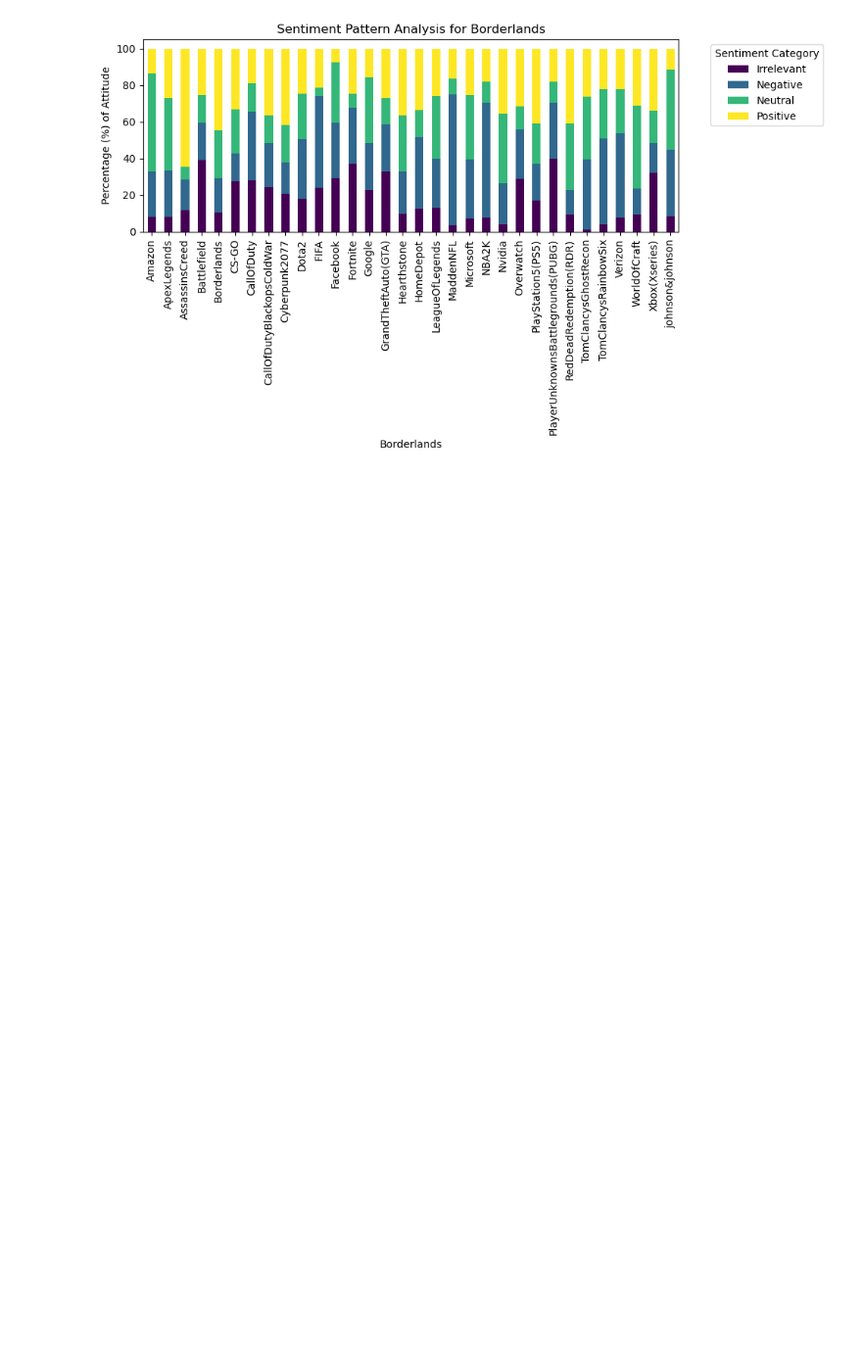
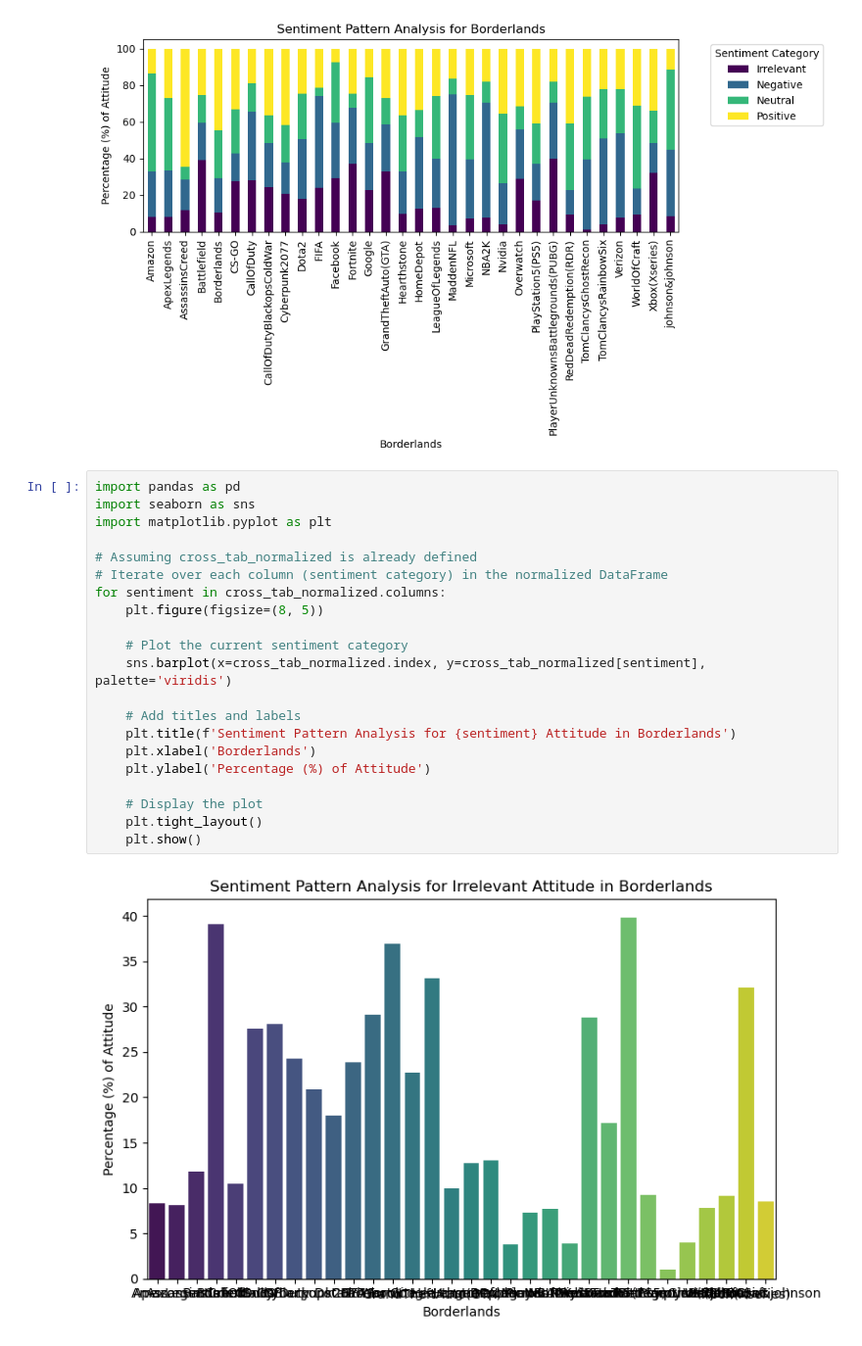
Before and after one commit to fetle1/PRODIGY_DS_01, a Jupyter notebook: Task4.ipynb, the cells around one changed output. Shown at 98% size. Drawn from its saved outputs; the diff is of its cells as text; blank space fills up the shorter version.

```diff
--- a/Task4.ipynb
+++ b/Task4.ipynb
@@ -159,3 +159,26 @@ WorldOfCraft                         9.137056  14.467005  45.177665  31.218274
 Xbox(Xseries)                       32.133676  16.195373  17.737789  33.933162
 johnson&johnson                      8.505155  36.340206  43.556701  11.597938
 [figure]
+# %%
+import pandas as pd
+import seaborn as sns
+import matplotlib.pyplot as plt
+
+# Assuming cross_tab_normalized is already defined
+# Iterate over each column (sentiment category) in the normalized DataFrame
+for sentiment in cross_tab_normalized.columns:
+    plt.figure(figsize=(8, 5))
+
+    # Plot the current sentiment category
+    sns.barplot(x=cross_tab_normalized.index, y=cross_tab_normalized[sentiment], palette='viridis')
+
+    # Add titles and labels
+    plt.title(f'Sentiment Pattern Analysis for {sentiment} Attitude in Borderlands')
+    plt.xlabel('Borderlands')
+    plt.ylabel('Percentage (%) of Attitude')
+
+    # Display the plot
+    plt.tight_layout()
+    plt.show()
+# %% [output]
+[figure, added]
```
Also changed, not shown: parts of 3 cells of this notebook.
